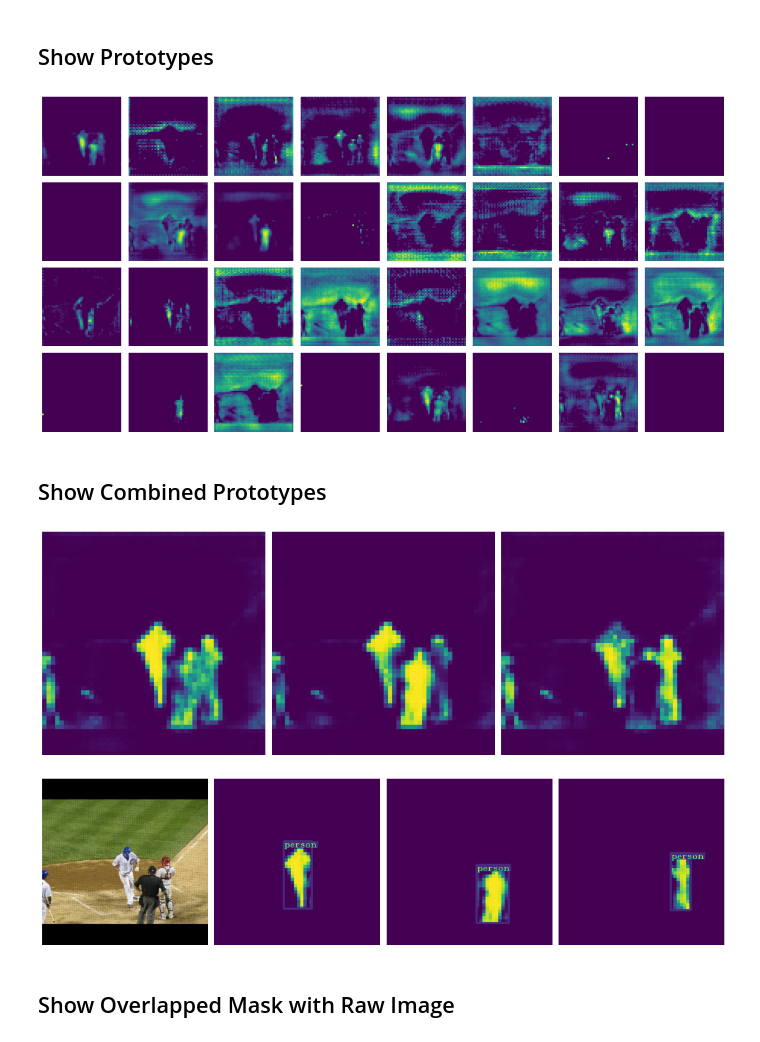
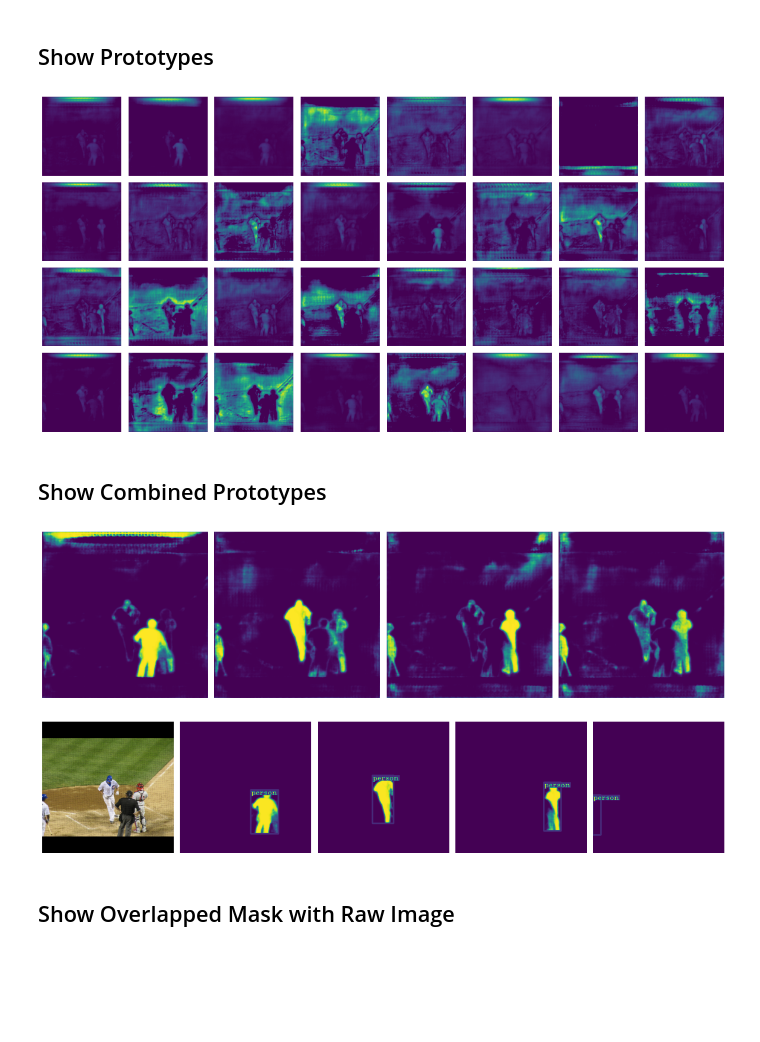
Before and after one commit to johnnylord/trytry-detection, a Jupyter notebook: notebook/06_coco_mask_inference.ipynb, the cells around one changed output. Cells and saved outputs as stored; diff of their text form; code cells hidden in the pictures; blank space fills up the shorter version.

Commit message:
Complete maskv3 training

```diff
--- a/notebook/06_coco_mask_inference.ipynb
+++ b/notebook/06_coco_mask_inference.ipynb
@@ -64,9 +64,9 @@ DEVICE = "cuda:1"
 IN_CHANNELS = 3
 NUM_CLASSES = 80
 NUM_MASKS = 32
-NUM_FEATURES = 128
+NUM_FEATURES = 256
 # %%
-checkpoint = torch.load('../run/maskv3_coco_overfit/best.pth', map_location={ "cuda:0": DEVICE })
+checkpoint = torch.load('../run/maskv3_coco_deconv/best.pth')
 # %%
 model = Maskv3(in_channels=IN_CHANNELS,
                num_classes=NUM_CLASSES,
@@ -95,7 +95,8 @@ dataloader = DataLoader(dataset,
                         batch_size=1,
                         collate_fn=maskv3_collate_fn)
 # %%
-imgs, masks, targets = next(iter(dataloader))
+iterator = iter(dataloader)
+imgs, masks, targets = next(iterator)
 
 imgs = imgs.to(DEVICE)
 # %%
@@ -183,7 +184,7 @@ for i in range(nrows):
         axes[i][j].set_axis_off()
 plt.tight_layout()
 # %% [output]
-[figure, old version]
+[figure, new version]
 # %% [markdown]
 ## Show Combined Prototypes
 # %%
@@ -202,41 +203,45 @@ else:
 
 plt.tight_layout()
 # %% [output]
-[figure, old version]
+[figure, new version]
 # %%
 ncols = len(masks)
 
 fig, axes = plt.subplots(nrows=1, ncols=ncols+1, figsize=(16, 8))
 
 if ncols == 1:
-    axes.imshow(masks[0])
-    axes.set_axis_off()
+    img = reverse(imgs[0].detach().cpu())
+    img = np.array(img)
+    axes[0].imshow(img)
+    axes[0].set_axis_off()
+    axes[1].imshow(masks[0])
+    axes[1].set_axis_off()
 else:
     img = reverse(imgs[0].detach().cpu())
     img = np.array(img)
     axes[0].imshow(img)
     axes[0].set_axis_off()
     for idx, (bbox, mask) in enumerate(zip(bboxes, masks)):
         mask = np.array((mask*255), dtype=np.uint8)
 
         img_width = mask.shape[1]
         img_height = mask.shape[0]
         bbox[0] *= img_width
         bbox[1] *= img_height
         bbox[2] *= img_width
         bbox[3] *= img_height
 
         canvas = np.zeros_like(mask, dtype=np.uint8)
         instance = mask[int(bbox[1]):int(bbox[3]), int(bbox[0]):int(bbox[2])]
         canvas[int(bbox[1]):int(bbox[3]), int(bbox[0]):int(bbox[2])] = instance
         draw_boxes(canvas, bbox.reshape(1, -1), COCO_CLASSES)
 
         axes[idx+1].imshow(canvas)
         axes[idx+1].set_axis_off()
 
 plt.tight_layout()
 # %% [output]
-[figure, old version]
+[figure, new version]
 # %% [markdown]
 ## Show Overlapped Mask with Raw Image
 # %%
```
Also changed, not shown: parts of 2 cells of this notebook, 3 other files.
